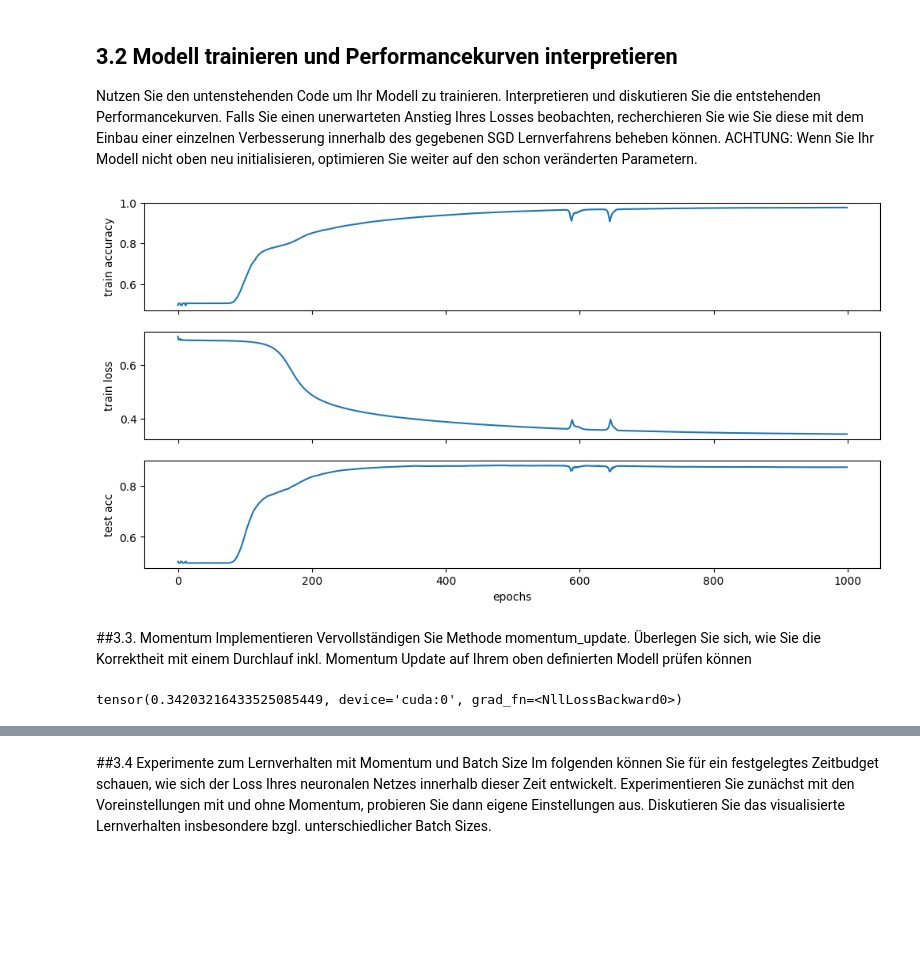
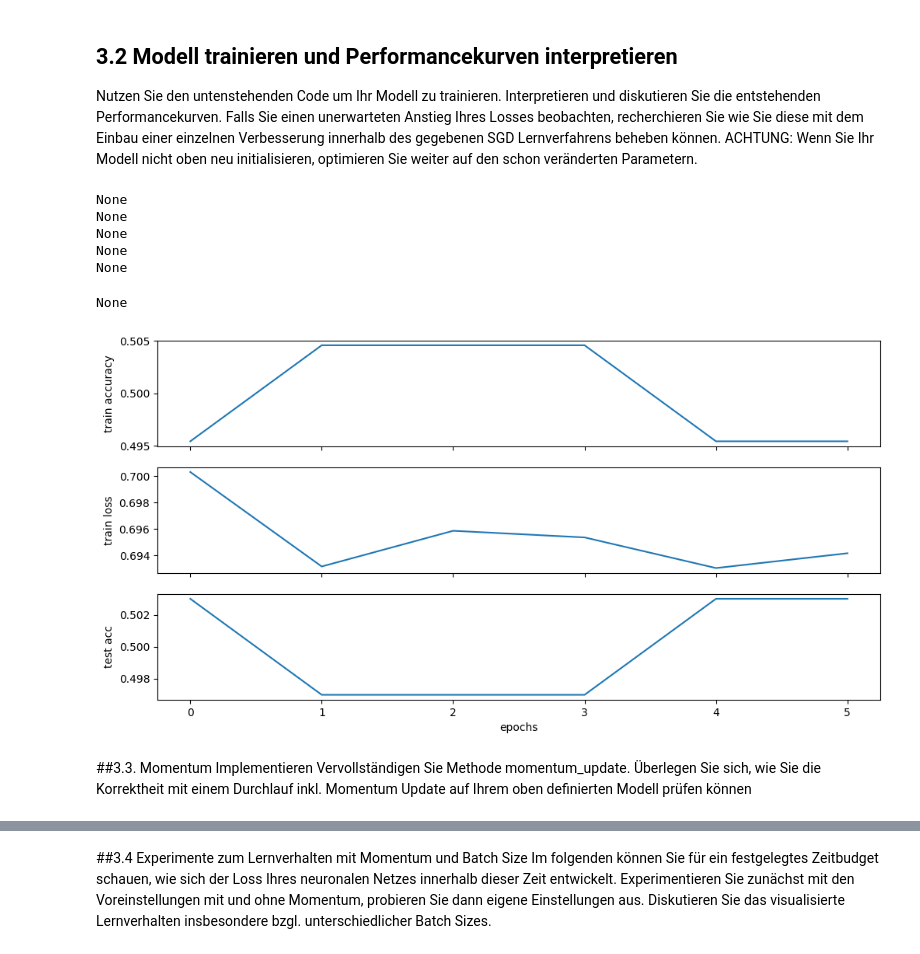
Before and after one commit to wordman2/GINN, a Jupyter notebook: Praktikum3/GINN_P3_Aufgaben_jonas.ipynb, the cells around one changed output, grey strips where cells are left out. Drawn from its saved outputs; the diff is of its cells as text; code cells hidden in the pictures; blank space fills up the shorter version.

```diff
--- a/Praktikum3/GINN_P3_Aufgaben_jonas.ipynb
+++ b/Praktikum3/GINN_P3_Aufgaben_jonas.ipynb
@@ -473,7 +473,7 @@ Estimated Total Size (MB): 2.05
 ## 3.2 Modell trainieren und Performancekurven interpretieren
 Nutzen Sie den untenstehenden Code um Ihr Modell zu trainieren. Interpretieren und diskutieren Sie die entstehenden Performancekurven. Falls Sie einen unerwarteten Anstieg Ihres Losses beobachten, recherchieren Sie wie Sie diese mit dem Einbau einer einzelnen Verbesserung innerhalb des gegebenen SGD Lernverfahrens beheben können. ACHTUNG: Wenn Sie Ihr Modell nicht oben neu initialisieren, optimieren Sie weiter auf den schon veränderten Parametern.
 # %%
-EPOCHS  = 1000 #@param {type:"slider", min:2, max:1000, step:1}
+EPOCHS  = 6 #@param {type:"slider", min:2, max:1000, step:1}
 RATE = 0.5 #@param {type:"slider", min:0.001, max:2, step:0.001}
 model = MLP(input_size, hidden_neurons, output_size).to(DEVICE)
 optimizer = torch.optim.SGD(model.parameters(), lr=RATE, momentum=0.7, weight_decay=0)
@@ -490,38 +490,40 @@ for epoch in tqdm.trange(EPOCHS):
     #loss = loss_fn(y_pred, y_train)# + 0.01 *l2_reg(model)
 
     # Zero gradients
     optimizer.zero_grad()
 
     loss.backward()
     #torch.nn.utils.clip_grad_norm_(model.parameters(), 0.5)#, args.clip)
     optimizer.step()
 
     with torch.no_grad():
         y_pred = model(x_train)
         correct = (torch.argmax(y_pred, dim=1) == y_train).type(torch.FloatTensor)
         accuracy_list[epoch] = correct.mean()
         y_pred = model(x_test)
         correct = (torch.argmax(y_pred, dim=1) == y_test).type(torch.FloatTensor)
         accuracy_list_test[epoch] = correct.mean()
 
 
 
 
 fig, (ax1, ax2, ax3) = plt.subplots(3, figsize=(12, 6), sharex=True)
 
 ax1.plot(accuracy_list)
 ax1.set_ylabel("train accuracy")
 ax2.plot(loss_list)
 ax2.set_ylabel("train loss")
 ax3.plot(accuracy_list_test)
 ax3.set_ylabel("test acc")
 ax3.set_xlabel("epochs");
 # %% [output]
+None
+None
+None
+None
+None
+None
-[figure, old version]
+[figure, new version]
 # %% [markdown]
 ##3.3.&nbsp;Momentum Implementieren
 Vervollständigen Sie Methode momentum_update. Überlegen Sie sich, wie Sie die Korrektheit mit einem Durchlauf inkl. Momentum Update auf Ihrem oben definierten Modell prüfen können
-# %%
-loss
-# %% [output]
-tensor(0.34203216433525085449, device='cuda:0', grad_fn=<NllLossBackward0>)
```
Also changed, not shown: parts of 3 cells of this notebook.
